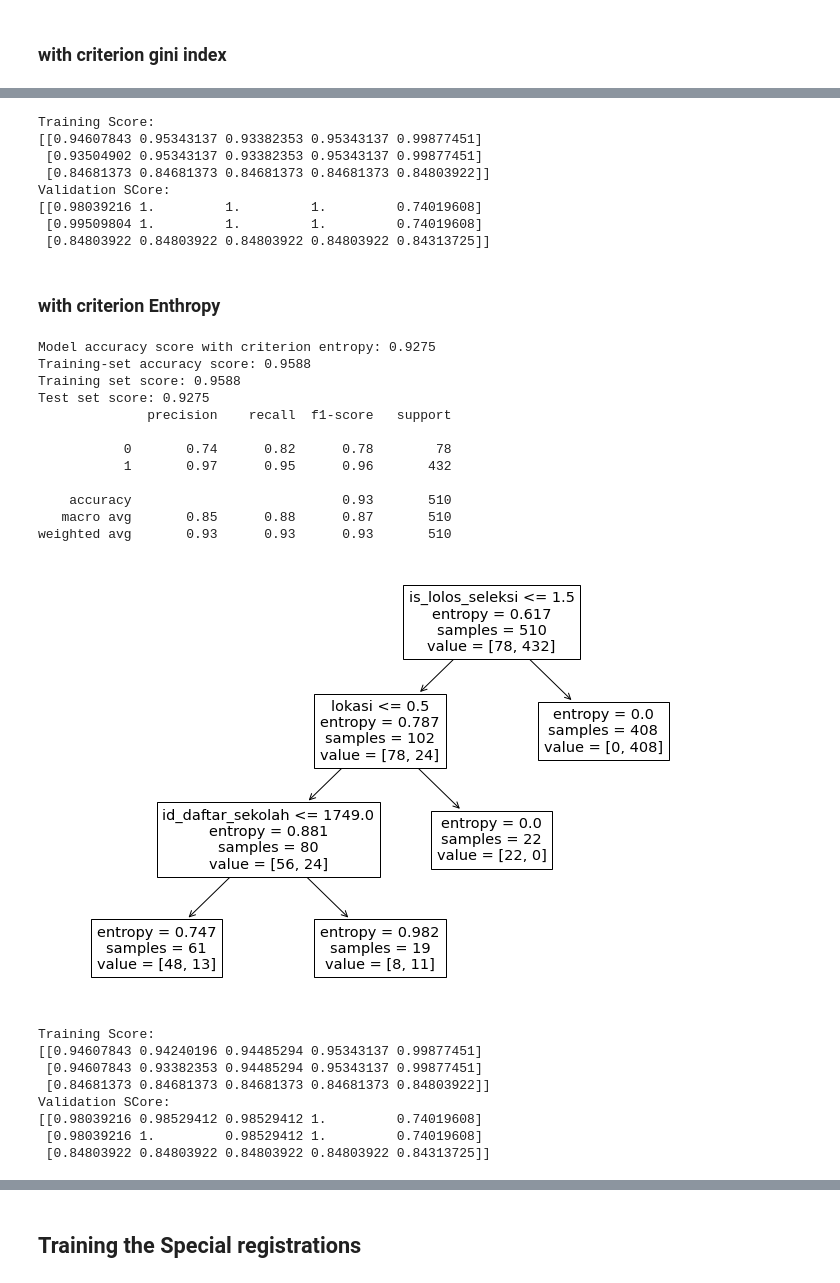
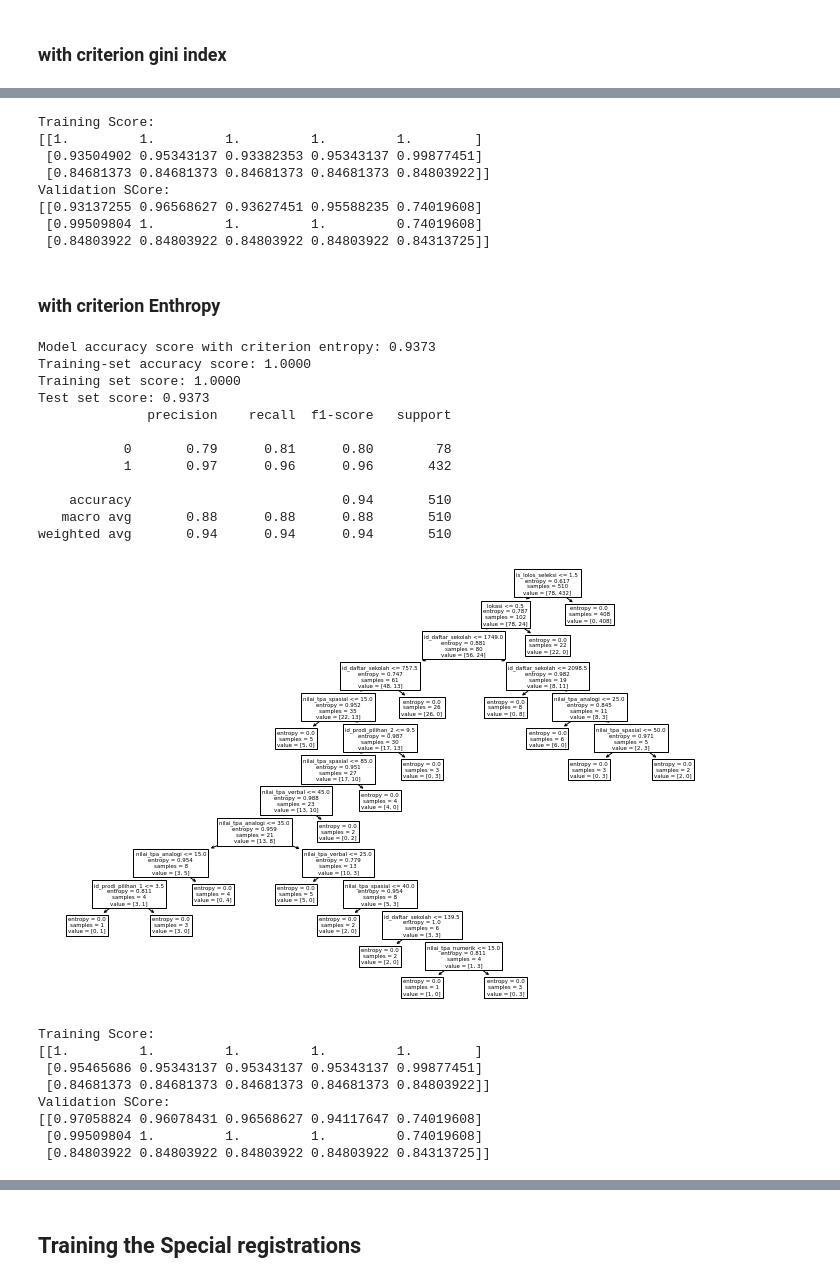
Before and after one commit to JoshStLee/pmb-recommender, a Jupyter notebook: Training.ipynb, the cells around one changed output, grey strips where cells are left out. Drawn from its saved outputs; the diff is of its cells as text; code cells hidden in the pictures.

```diff
--- a/Training.ipynb
+++ b/Training.ipynb
@@ -24,7 +24,7 @@ X_train, X_test, y_train, y_test = train_test_split(X, y, test_size = 0.5, rando
 # %%
 from sklearn.tree import DecisionTreeClassifier
 
-clf_gini = DecisionTreeClassifier(criterion='gini', max_depth=3, random_state=0)
+clf_gini = DecisionTreeClassifier(criterion='gini')
 
 # fit the model
 clf_gini.fit(X_train, y_train)
@@ -82,17 +82,17 @@ print('Validation SCore:')
 print(valid_scores)
 # %% [output]
 Training Score:
-[[0.94607843 0.95343137 0.93382353 0.95343137 0.99877451]
+[[1.         1.         1.         1.         1.        ]
  [0.93504902 0.95343137 0.93382353 0.95343137 0.99877451]
  [0.84681373 0.84681373 0.84681373 0.84681373 0.84803922]]
 Validation SCore:
-[[0.98039216 1.         1.         1.         0.74019608]
+[[0.93137255 0.96568627 0.93627451 0.95588235 0.74019608]
  [0.99509804 1.         1.         1.         0.74019608]
  [0.84803922 0.84803922 0.84803922 0.84803922 0.84313725]]
 # %% [markdown]
 ### with criterion Enthropy
 # %%
-clf_en = DecisionTreeClassifier(criterion='entropy', max_depth=3, random_state=0)
+clf_en = DecisionTreeClassifier(criterion='entropy')
 clf_en.fit(X_train, y_train)
 
 # Predict the Test set results with criterion entropy
@@ -100,43 +100,43 @@ y_pred_en = clf_en.predict(X_test)
 
 # Check accuracy score with criterion entropy
 from sklearn.metrics import accuracy_score
 
 print('Model accuracy score with criterion entropy: {0:0.4f}'. format(accuracy_score(y_test, y_pred_en)))
 
 # Compare the train-set and test-set accuracy
 y_pred_train_en = clf_en.predict(X_train)
 y_pred_train_en
 print('Training-set accuracy score: {0:0.4f}'. format(accuracy_score(y_train, y_pred_train_en)))
 
 # Check for overfitting and underfitting
 print('Training set score: {:.4f}'.format(clf_en.score(X_train, y_train)))
 print('Test set score: {:.4f}'.format(clf_en.score(X_test, y_test)))
 
 # Visualize decision-trees
 import matplotlib.pyplot as plt
 plt.figure(figsize=(12,8))
 
 from sklearn import tree
 
 tree.plot_tree(clf_en.fit(X_train, y_train),feature_names=njp.columns)
 # classification report
 from sklearn.metrics import classification_report
 
 print(classification_report(y_test, y_pred_en))
 # %% [output]
-Model accuracy score with criterion entropy: 0.9275
-Training-set accuracy score: 0.9588
-Training set score: 0.9588
-Test set score: 0.9275
+Model accuracy score with criterion entropy: 0.9373
+Training-set accuracy score: 1.0000
+Training set score: 1.0000
+Test set score: 0.9373
               precision    recall  f1-score   support
 
-           0       0.74      0.82      0.78        78
-           1       0.97      0.95      0.96       432
+           0       0.79      0.81      0.80        78
+           1       0.97      0.96      0.96       432
 
-    accuracy                           0.93       510
-   macro avg       0.85      0.88      0.87       510
-weighted avg       0.93      0.93      0.93       510
+    accuracy                           0.94       510
+   macro avg       0.88      0.88      0.88       510
+weighted avg       0.94      0.94      0.94       510
-[figure, old version]
+[figure, new version]
 # %%
 from sklearn.model_selection import validation_curve
 from sklearn.linear_model import Ridge
@@ -145,12 +145,14 @@ print('Training Score:')
 print(train_scores)
 print('Validation SCore:')
 print(valid_scores)
+
+#memba
 # %% [output]
 Training Score:
-[[0.94607843 0.94240196 0.94485294 0.95343137 0.99877451]
- [0.94607843 0.93382353 0.94485294 0.95343137 0.99877451]
+[[1.         1.         1.         1.         1.        ]
+ [0.95465686 0.95343137 0.95343137 0.95343137 0.99877451]
  [0.84681373 0.84681373 0.84681373 0.84681373 0.84803922]]
 Validation SCore:
-[[0.98039216 0.98529412 0.98529412 1.         0.74019608]
- [0.98039216 1.         0.98529412 1.         0.74019608]
+[[0.97058824 0.96078431 0.96568627 0.94117647 0.74019608]
+ [0.99509804 1.         1.         1.         0.74019608]
  [0.84803922 0.84803922 0.84803922 0.84803922 0.84313725]]
```
Also changed, not shown: parts of 3 cells of this notebook.
